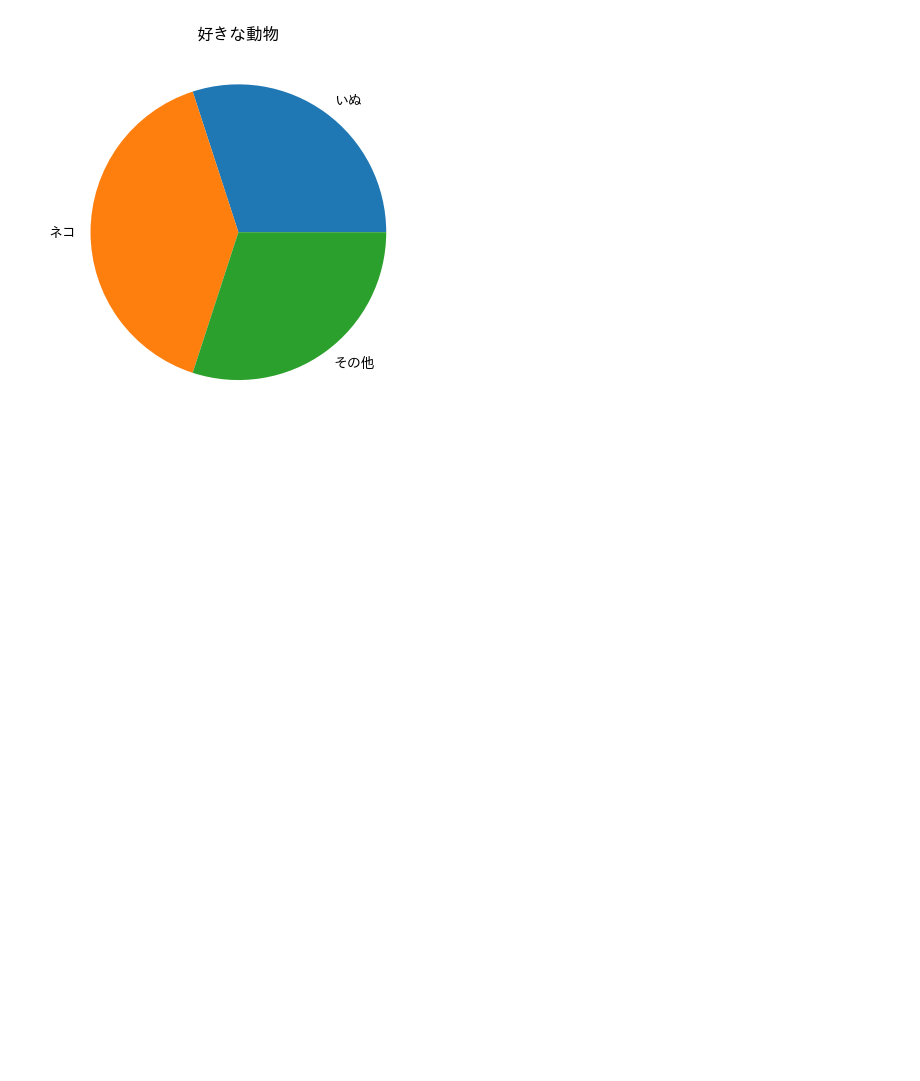
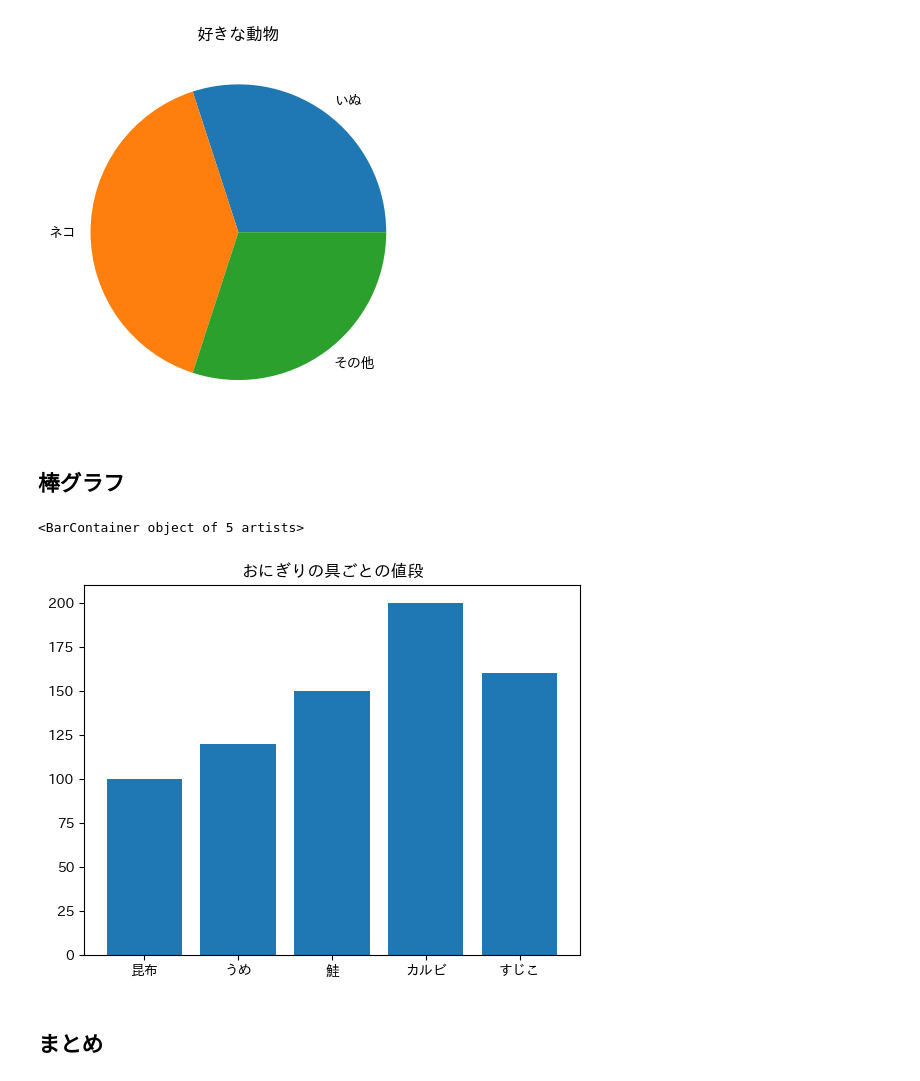
Before and after one commit to picalin/samurai_data_science, a Jupyter notebook: Matplotlibでデータを可視化しよう.ipynb, the cells around one changed output. Saved outputs shown, nothing was run; the diff lists cells and outputs as text; code cells hidden in the pictures; blank space fills up the shorter version.

```diff
--- a/Matplotlibでデータを可視化しよう.ipynb
+++ b/Matplotlibでデータを可視化しよう.ipynb
@@ -272,3 +234,16 @@ plt.pie(x, labels=label)
 [figure]
 # %%
 # 2023/03/14はおやすみなさい。やっぱりまたテスト
+# %% [markdown]
+## 棒グラフ
+# %%
+x = np.array([1, 2, 3, 4, 5])
+y = np.array([100, 120, 150, 200, 160])
+label = ["昆布", "うめ", "鮭", "カルビ", "すじこ"]
+plt.title("おにぎりの具ごとの値段")
+plt.bar(x, y, tick_label=label)
+# %% [output]
+<BarContainer object of 5 artists>
+[figure, added]
+# %% [markdown]
+## まとめ
```
Also changed, not shown: parts of 7 cells of this notebook.
